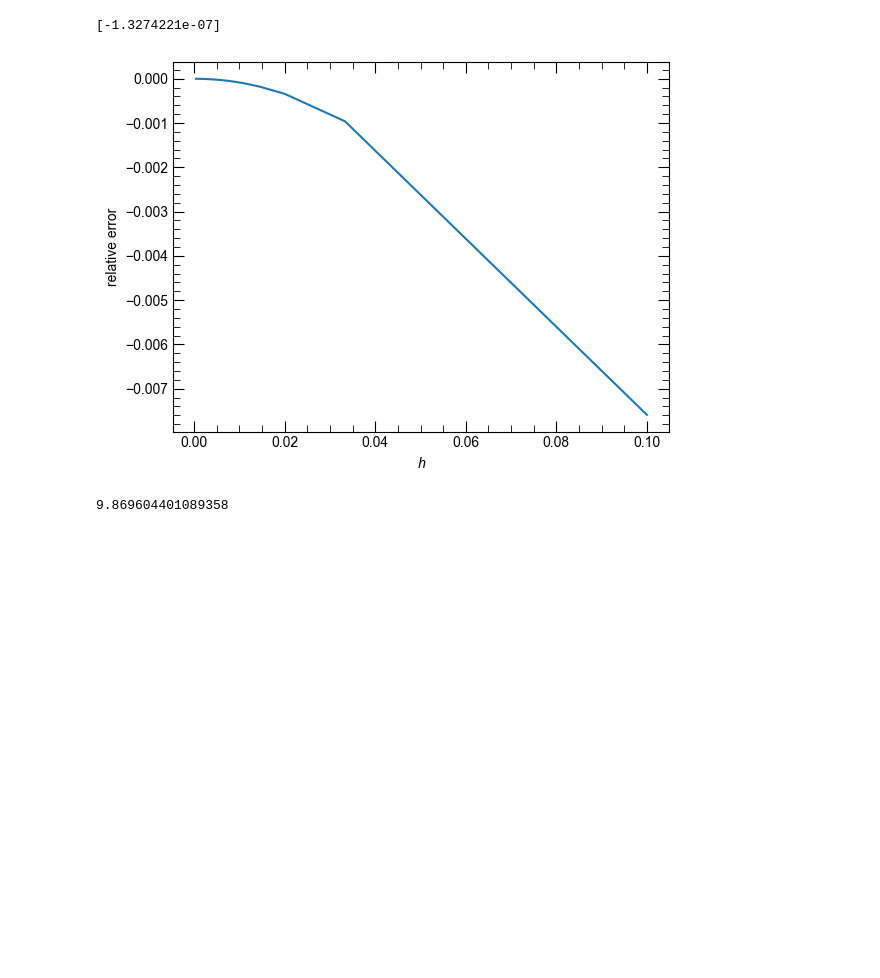
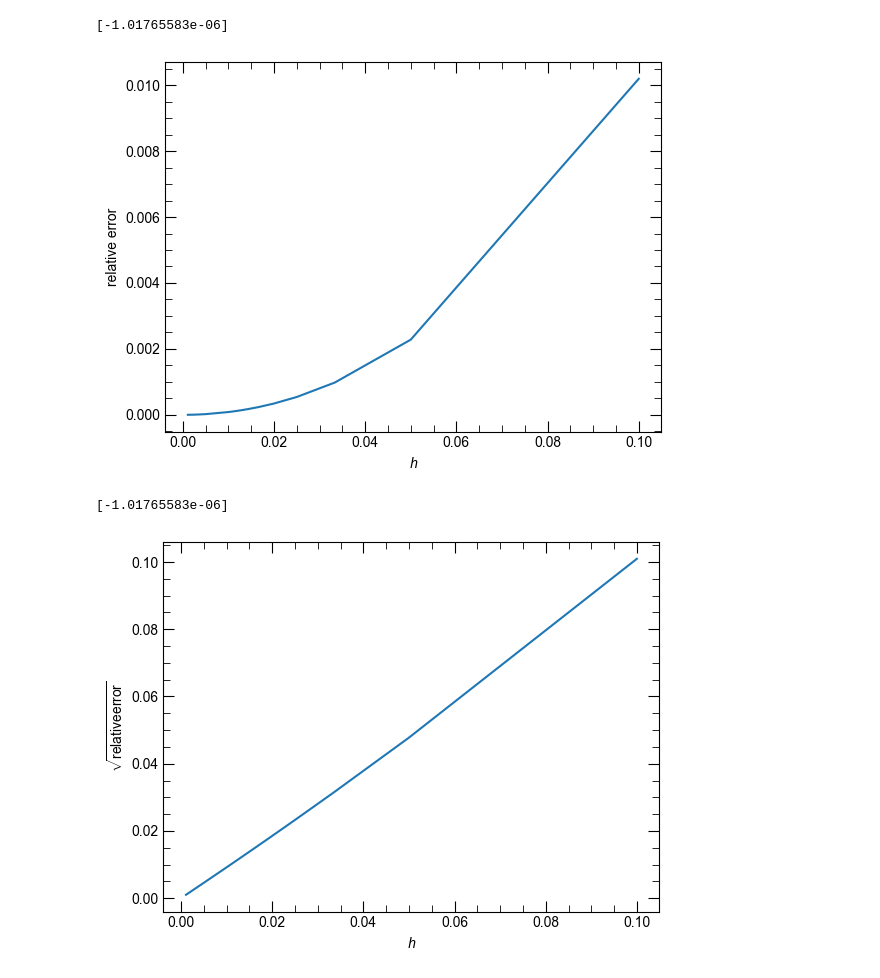
Before and after one commit to yamashun99/fem_schrodinger, a Jupyter notebook: examples/main_1d.ipynb, the cells around one changed output. Drawn from its saved outputs; the diff is of its cells as text; code cells hidden in the pictures; blank space fills up the shorter version.

```diff
--- a/examples/main_1d.ipynb
+++ b/examples/main_1d.ipynb
@@ -64,17 +78,20 @@ for i in irange:
 # %%
 fig, ax = plt.subplots()
-ax.plot(1 / np.array(irange), (0.5 * np.pi**2 - np.array(vals)) / (0.5 * np.pi**2))
-# ax.plot(irange, 1 / np.array(irange) ** 2, label="1/x^2")
-# ax.set_ylim(bottom=0)
-# ax.set_yscale("log")
+ax.plot(1 / combined, np.abs(np.pi**2 - np.array(vals)) / (np.pi**2))
 ax.set_xlabel("$h$")
 ax.set_ylabel("relative error")
-print((0.5 * np.pi**2 - vals[-1]) / (0.5 * np.pi**2))
+print((np.pi**2 - vals[-1]) / (np.pi**2))
 fig.savefig("convergence.pdf")
 # %% [output]
-[-1.3274221e-07]
+[-1.01765583e-06]
-[figure, old version]
+[figure, new version]
-# %%
-np.pi**2
-# %% [output]
-9.869604401089358
+# %%
+fig, ax = plt.subplots()
+ax.plot(1 / combined, np.sqrt(np.abs(np.pi**2 - np.array(vals)) / (np.pi**2)))
+ax.set_xlabel("$h$")
+ax.set_ylabel(r"$\sqrt{\mathrm{relative error}}$")
+print((np.pi**2 - vals[-1]) / (np.pi**2))
+fig.savefig("convergence_sqrt.pdf")
+# %% [output]
+[-1.01765583e-06]
+[figure, added]
```
Also changed, not shown: parts of 5 cells of this notebook, 15 other files.
